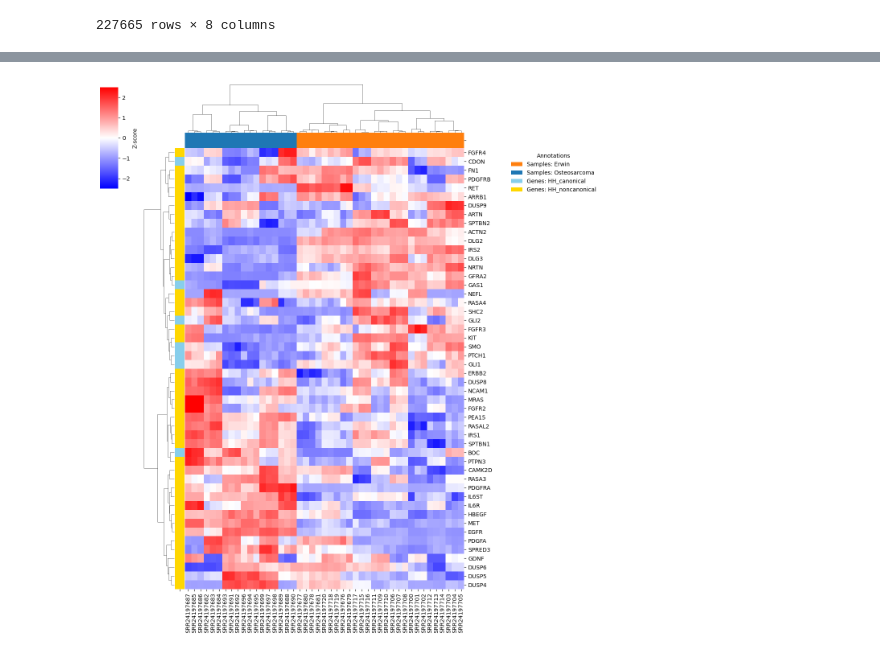
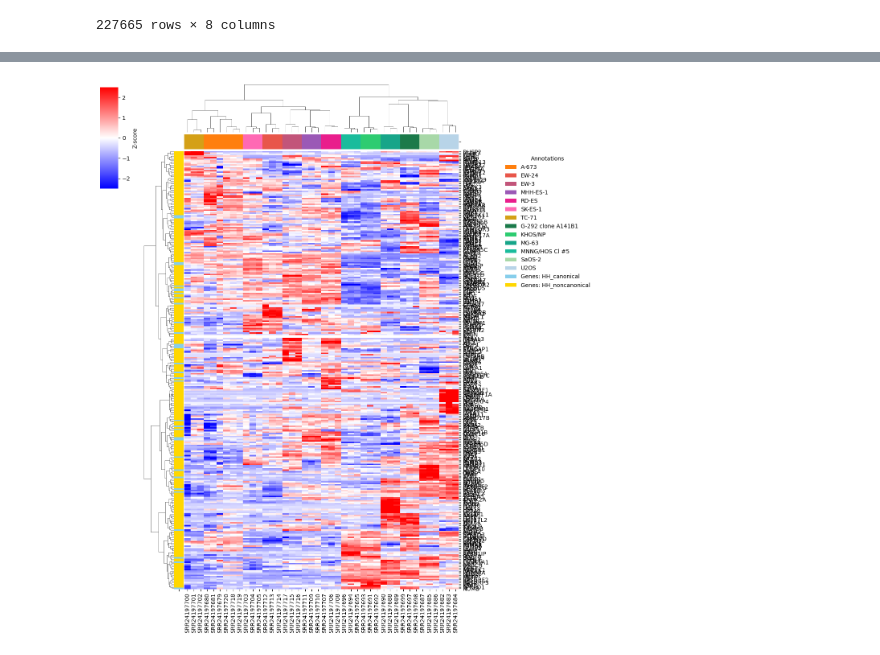
Before and after one commit to adelomana/BMCBF, a Jupyter notebook: research/038_husavik/003_pattern/heatmap data driven feb26.ipynb, the cells around one changed output, grey strips where cells are left out. Cells and saved outputs as stored; diff of their text form; code cells hidden in the pictures.

```diff
--- a/research/038_husavik/003_pattern/heatmap data driven feb26.ipynb
+++ b/research/038_husavik/003_pattern/heatmap data driven feb26.ipynb
@@ -125,3 +114,7 @@ sub = df.loc[targets]
 sub.shape
 # %% [output]
 (302, 45)
+# %%
+# exclude a few samples because they were DOX treated: SRR24197676, SRR24197677, SRR24197678
+sub = sub.drop(columns=['SRR24197676', 'SRR24197677', 'SRR24197678'])
+sub.shape
@@ -129,7 +135,7 @@ sub.shape
 # get the top variant genes based on log2 transformed MAD
 x = numpy.log2(sub + 1.0)
 mad = x.sub(x.median(axis=1), axis=0).abs().median(axis=1)
-top_genes = mad.sort_values(ascending=False).head(50).index # get the the top 100 most different genes
+top_genes = mad.sort_values(ascending=False).head(300).index # get the the top 100 most different genes
 x_top = x.loc[top_genes]
 # %%
 # row-wise z-score
@@ -180,37 +226,17 @@ print(metadata.shape)
-# %%
-col_group = pandas.Series("Other", index=z.columns, dtype="object")
-col_group.loc[col_group.index.isin(erwing_conditions)] = "Erwin"
-col_group.loc[col_group.index.isin(osteosarcoma_conditions)] = "Osteosarcoma"
-
-row_group = pandas.Series("Other", index=z.index, dtype="object")
-row_group.loc[row_group.index.isin(canonical)] = "HH_canonical"
-row_group.loc[row_group.index.isin(noncanonical)] = "HH_noncanonical"
-
-col_palette = {
-    "Erwin": "tab:orange",
-    "Osteosarcoma": "tab:blue",
-}
-row_palette = {
-    "HH_canonical": "skyblue",
-    "HH_noncanonical": "gold",
-}
-
-col_colors = col_group.map(col_palette)
-row_colors = row_group.map(row_palette)
 # %%
 # euclidean ward seems to work fine
 
 g = seaborn.clustermap(
     z,
-    metric='euclidean',     # distance metric
-    method='ward',       # clustering method (e.g., single, complete, average, ward)
-    cmap='bwr',            # color map (others: 'coolwarm', 'viridis', 'mako', 'rocket')
-    standard_scale=None,    # or 0 (rows) or 1 (columns) if you didn't z-score earlier
+    metric='euclidean',
+    method='ward',
+    cmap='bwr',
+    standard_scale=None,
     figsize=(9, 14),
     col_colors=col_colors,
     row_colors=row_colors,
-    dendrogram_ratio=(0.1, 0.1),  # adjust size of dendrograms
-    cbar_pos=(-0.1, 0.8, 0.05, 0.18),  # colorbar position
+    dendrogram_ratio=(0.1, 0.1),
+    cbar_pos=(-0.1, 0.8, 0.05, 0.18),
     xticklabels=True,
     cbar_kws={'label': 'Z-score'},
     vmin=-2.5,
@@ -218,37 +244,36 @@ g = seaborn.clustermap(
     yticklabels=True
 )
 
-
 handles = []
 
-# Sample group legend
-for label, color in col_palette.items():
+# Cell line legend
+for label, color in cell_line_palette.items():
     handles.append(
         matplotlib.patches.Patch(
             facecolor=color,
             edgecolor='none',
-            label=f"Samples: {label}"
+            label=label
         )
     )
 
 # Gene group legend
 for label, color in row_palette.items():
     handles.append(
         matplotlib.patches.Patch(
             facecolor=color,
             edgecolor='none',
             label=f"Genes: {label}"
         )
     )
 
 g.ax_heatmap.legend(
     handles=handles,
     loc="upper left",
     bbox_to_anchor=(1.15, 1.0),
     frameon=False,
     title="Annotations"
 )
 
 matplotlib.pyplot.show()
 # %% [output]
-[figure, old version]
+[figure, new version]
```
Also changed, not shown: parts of 10 cells of this notebook, 26 other files.
